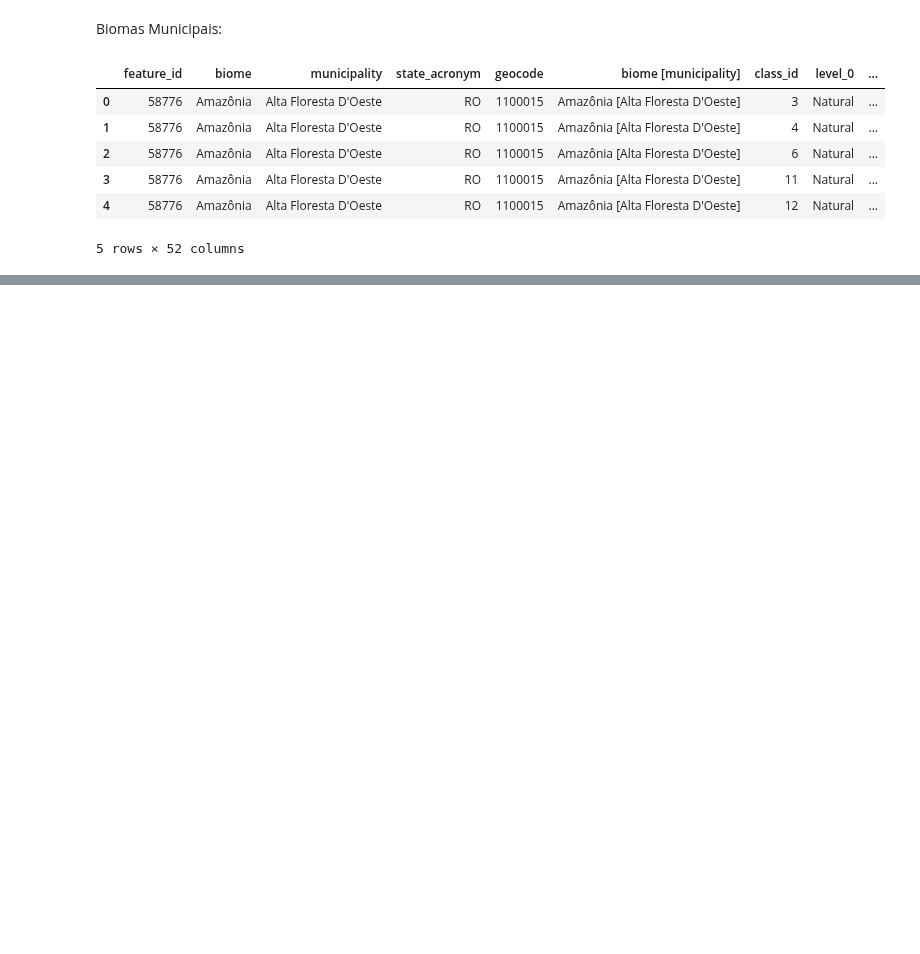
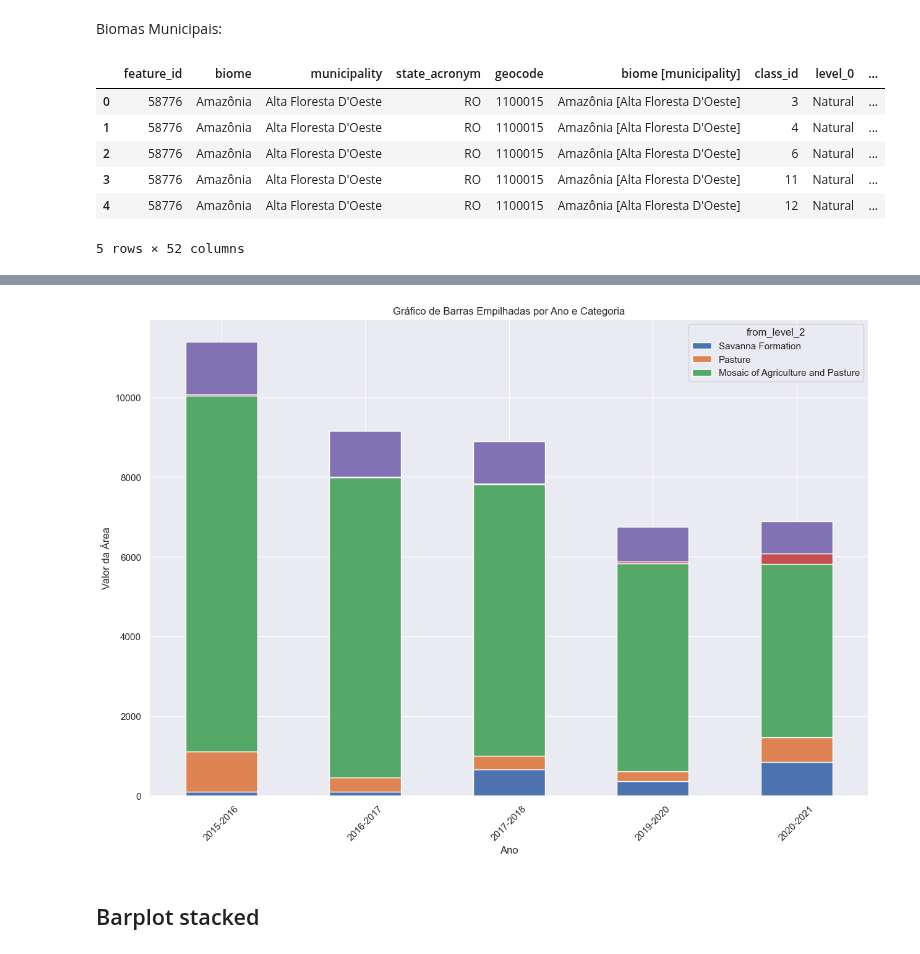
Before and after one commit to caiosoter/BCG2023, a Jupyter notebook: Notebooks/coletamapbioma.ipynb, the cells around one changed output, grey strips where cells are left out. Cells and saved outputs as stored; diff of their text form; code cells hidden in the pictures; blank space fills up the shorter version.

```diff
--- a/Notebooks/coletamapbioma.ipynb
+++ b/Notebooks/coletamapbioma.ipynb
@@ -51,2 +212,3 @@ Superfície de água
 # %%
-superficie_agua = pd.read_excel(r"..\Dados\MAPBIOMAS\Estatisticas_SuperficieÁgua_Col2_SITE.xlsx", sheet_name="mun_annual")
+transicoes_municipais_raw = pd.read_excel(r"..\Dados\MAPBIOMAS\tabela_geral_mapbiomas_col8_biomas_municipios.xlsx",
+                                      sheet_name="TRANSICOES_COL8.0")
@@ -71,0 +215,3 @@ superficie_agua
+# %%
+transicoes_df = transicoes_municipais_raw.copy()
+transicoes_df.head()
@@ -71,0 +240,8 @@ superficie_agua
+# %%
+condicao_agricultura = (transicao_cidade["to_level_2"] == "Agriculture")|(transicao_cidade["to_level_2"] == "Mosaic of Agriculture and Pasture")
+transicao_cidade_agricultura = transicao_cidade[condicao_agricultura].reset_index(drop=True)
+transicao_cidade_agricultura_melted = transicao_cidade_agricultura.melt(id_vars=["IBGE7",
+                                                                          "to_level_2",
+                                                                          "from_level_2"],
+                                                                          value_name="AREA_TRANSICAO",
+                                                                          value_vars="1985-2022")
@@ -71,0 +264,30 @@ superficie_agua
+# %%
+# Transpondo o DataFrame para que os anos sejam representados no eixo X
+biomas_lista = ["Forest Formation", "Mosaic of Agriculture and Pasture",
+                "Pasture", "Savanna Formation"]
+
+biomas_interesse = transicao_cidade_agricultura["from_level_2"].isin(biomas_lista)
+transicao_cidade_agricultura_plot = transicao_cidade_agricultura[biomas_interesse].dropna()
+df_transposed_meu = transicao_cidade_agricultura_plot.drop(columns=["IBGE7"]).set_index('from_level_2').T.iloc[1:]
+
+# Criando o gráfico de barras empilhadas
+
+lista_anos = ["2015-2016", "2016-2017", "2017-2018", "2019-2020", "2020-2021"]
+
+ax = df_transposed_meu.loc[lista_anos, :].plot(kind='bar', stacked=True, figsize=(15, 10))
+
+# Personalize o gráfico adicionando títulos
+plt.xlabel('Ano')
+plt.xticks(rotation=45)
+plt.ylabel('Valor da Área')
+plt.title('Gráfico de Barras Empilhadas por Ano e Categoria')
+
+# Defina as legendas com base nas categorias
+ax.legend(title='from_level_2', labels=transicao_cidade_agricultura_plot['from_level_2'].unique(), loc='upper right')
+
+# Exibe o gráfico
+plt.show()
+# %% [output]
+[figure, added]
+# %% [markdown]
+## Barplot stacked
```
Also changed, not shown: parts of 36 cells of this notebook, 1 other file.
